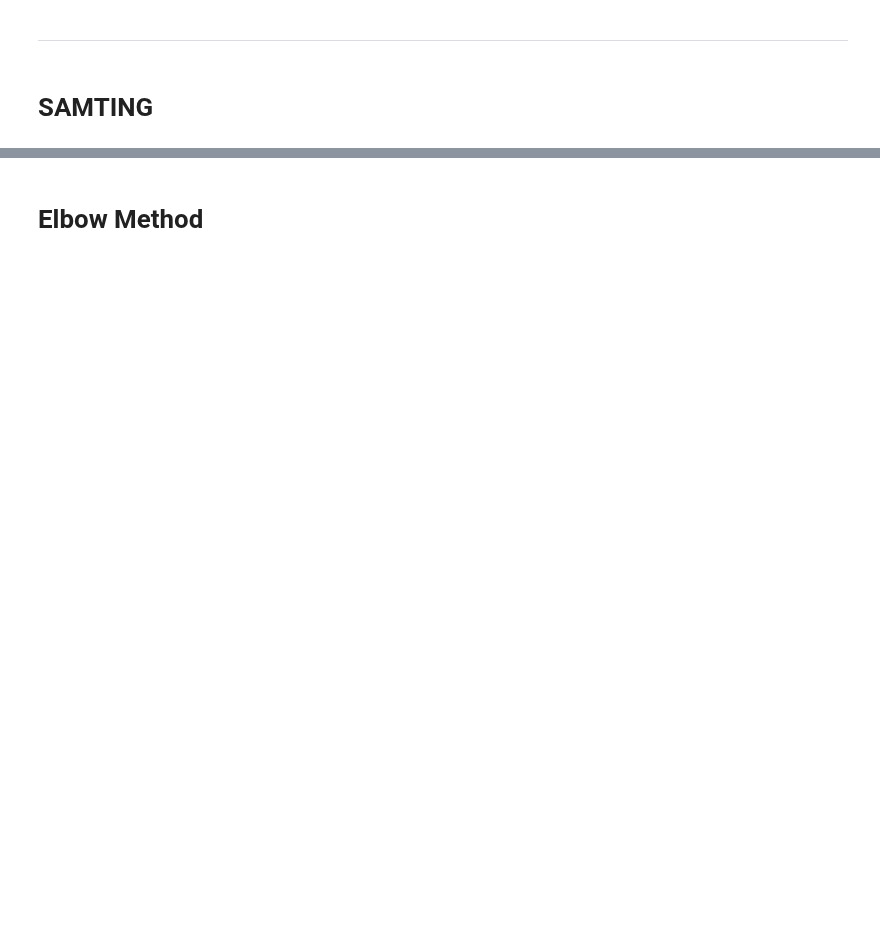
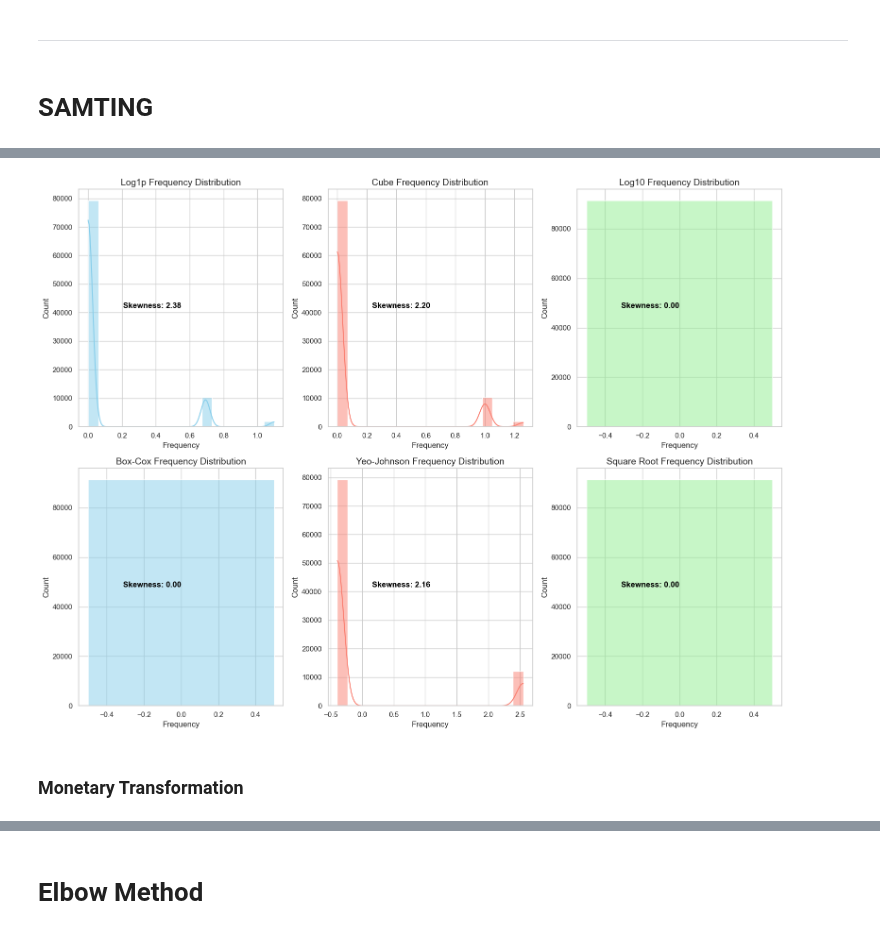
Before and after one commit to pt-sinan-akbar/Dataset-Thesis, a Jupyter notebook: BrazilDataSet.ipynb, the cells around one changed output, grey strips where cells are left out. Saved outputs shown, nothing was run; the diff lists cells and outputs as text; code cells hidden in the pictures; blank space fills up the shorter version.

```diff
--- a/BrazilDataSet.ipynb
+++ b/BrazilDataSet.ipynb
@@ -623,0 +1130,4 @@ df_clean.describe([0.01, 0.05, 0.1, 0.25, 0.5, 0.75, 0.9, 0.95, 0.99]).T
+# %%
+RFMD_features = RFMD_scaled[['recency', 'frequency', 'monetary']].copy()
+pt = PowerTransformer(method='box-cox')
+pt_yj = PowerTransformer(method='yeo-johnson')
@@ -623,0 +1202,50 @@ df_clean.describe([0.01, 0.05, 0.1, 0.25, 0.5, 0.75, 0.9, 0.95, 0.99]).T
+# %%
+# plot all frequency transformation
+fig, axes = plt.subplots(2, 3, figsize=(16, 12))
+
+# log1p
+sns.histplot(RFMD_features['frequency_log1p'], kde=True, ax=axes[0, 0], color='skyblue')
+axes[0, 0].set_title('Log1p Frequency Distribution', fontsize=14)
+axes[0, 0].set_xlabel('Frequency')
+axes[0, 0].set_ylabel('Count')
+axes[0, 0].text(0.5, 0.5, f'Skewness: {frequency_skew_log1p:.2f}', transform=axes[0, 0].transAxes, horizontalalignment='right', color='black', weight='bold', fontsize=12)
+
+# cube root
+sns.histplot(RFMD_features['frequency_cube'], kde=True, ax=axes[0, 1], color='salmon')
+axes[0, 1].set_title('Cube Frequency Distribution', fontsize=14)
+axes[0, 1].set_xlabel('Frequency')
+axes[0, 1].set_ylabel('Count')
+axes[0, 1].text(0.5, 0.5, f'Skewness: {frequency_skew_cube:.2f}', transform=axes[0, 1].transAxes, horizontalalignment='right', color='black', weight='bold', fontsize=12)
+
+# log10
+sns.histplot(RFMD_features['frequency_log10'], kde=True, ax=axes[0, 2], color='lightgreen')
+axes[0, 2].set_title('Log10 Frequency Distribution', fontsize=14)
+axes[0, 2].set_xlabel('Frequency')
+axes[0, 2].set_ylabel('Count')
+axes[0, 2].text(0.5, 0.5, f'Skewness: {frequency_skew_log10:.2f}', transform=axes[0, 2].transAxes, horizontalalignment='right', color='black', weight='bold', fontsize=12)
+
+# boxcox
+sns.histplot(RFMD_features['frequency_boxcox'], kde=True, ax=axes[1, 0], color='skyblue')
+axes[1, 0].set_title('Box-Cox Frequency Distribution', fontsize=14)
+axes[1, 0].set_xlabel('Frequency')
+axes[1, 0].set_ylabel('Count')
+axes[1, 0].text(0.5, 0.5, f'Skewness: {frequency_skew_boxcox:.2f}', transform=axes[1, 0].transAxes, horizontalalignment='right', color='black', weight='bold', fontsize=12)
+
+# yeo-johnson
+sns.histplot(RFMD_features['frequency_yeoh'], kde=True, ax=axes[1, 1], color='salmon')
+axes[1, 1].set_title('Yeo-Johnson Frequency Distribution', fontsize=14)
+axes[1, 1].set_xlabel('Frequency')
+axes[1, 1].set_ylabel('Count')
+axes[1, 1].text(0.5, 0.5, f'Skewness: {frequency_skew_yeoh:.2f}', transform=axes[1, 1].transAxes, horizontalalignment='right', color='black', weight='bold', fontsize=12)
+
+# square root
+sns.histplot(RFMD_features['frequency_sqrt'], kde=True, ax=axes[1, 2], color='lightgreen')
+axes[1, 2].set_title('Square Root Frequency Distribution', fontsize=14)
+axes[1, 2].set_xlabel('Frequency')
+axes[1, 2].set_ylabel('Count')
+axes[1, 2].text(0.5, 0.5, f'Skewness: {frequency_skew_sqrt:.2f}', transform=axes[1, 2].transAxes, horizontalalignment='right', color='black', weight='bold', fontsize=12)
+
+plt.tight_layout()
+plt.show()
+# %% [output]
+[figure, added]
@@ -623,0 +1255,2 @@ df_clean.describe([0.01, 0.05, 0.1, 0.25, 0.5, 0.75, 0.9, 0.95, 0.99]).T
+# %% [markdown]
+### Monetary Transformation
```
Also changed, not shown: parts of 93 cells of this notebook.
